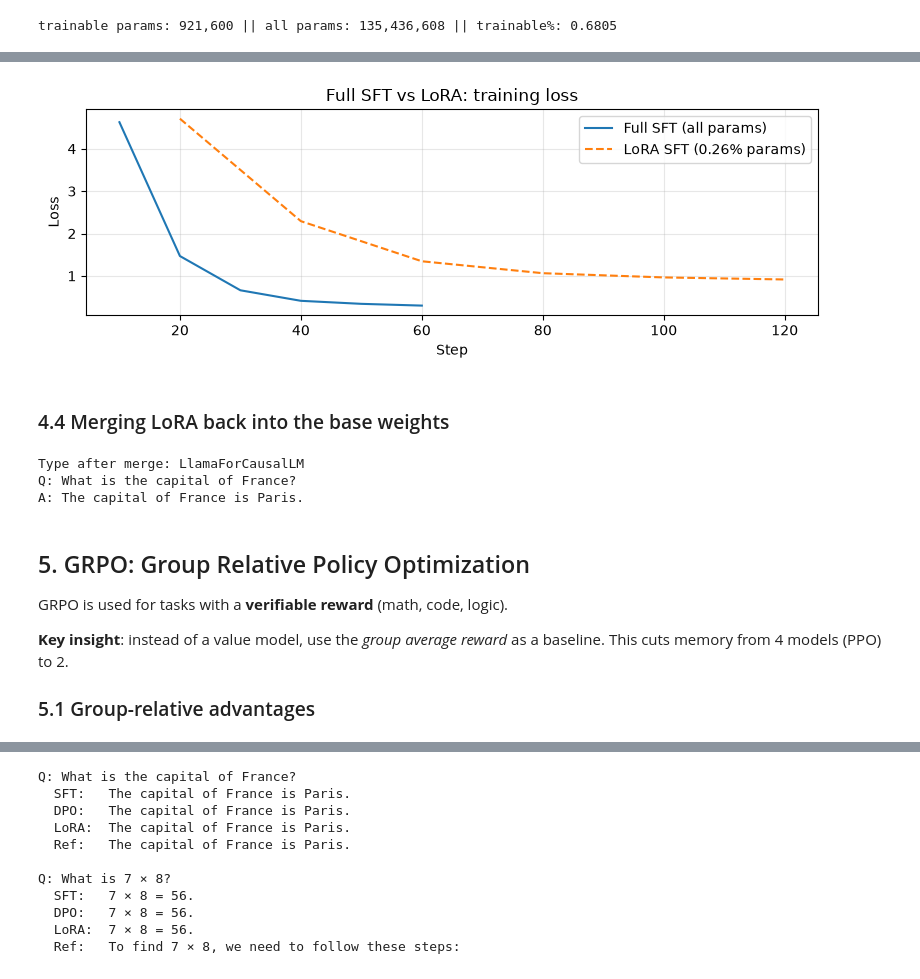
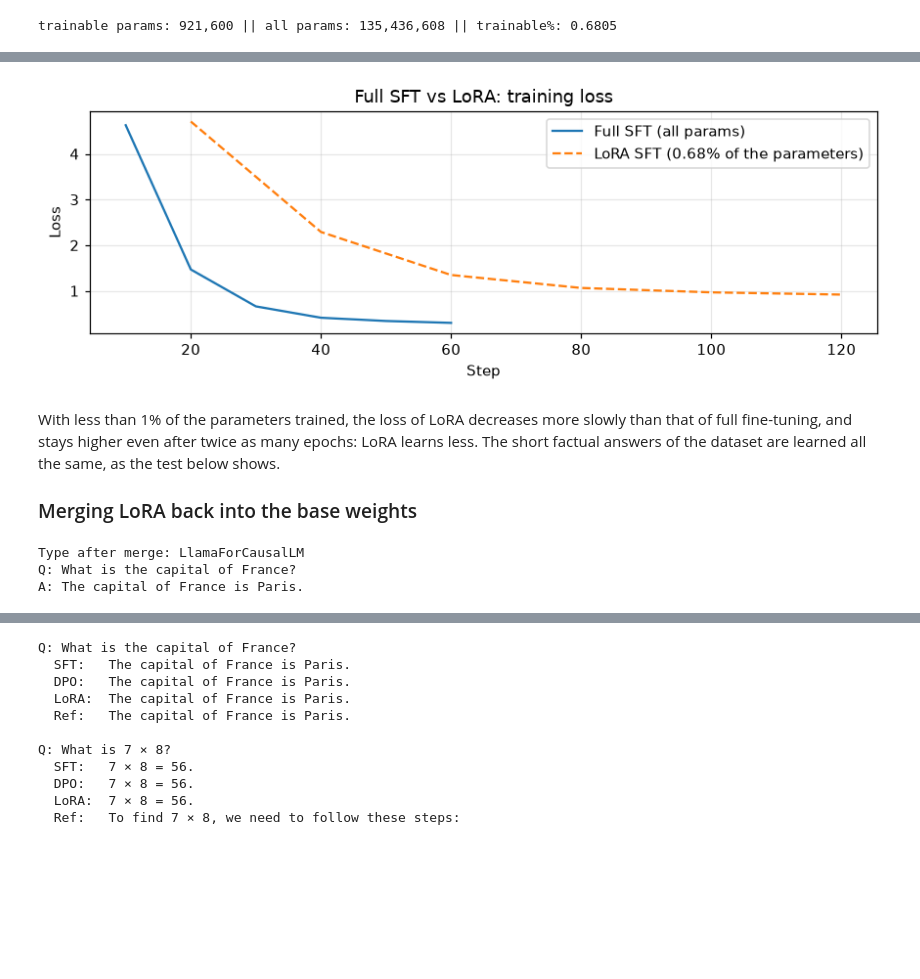
Before and after one commit to nathanael-fijalkow/LLM-Course, a Jupyter notebook: notebooks/05_post_training.ipynb, the cells around one changed output, grey strips where cells are left out. Saved outputs shown, nothing was run; the diff lists cells and outputs as text; code cells hidden in the pictures; blank space fills up the shorter version.

```diff
--- a/notebooks/05_post_training.ipynb
+++ b/notebooks/05_post_training.ipynb
@@ -15,16 +22,8 @@ This notebook walks through the key ideas from the post-training lecture using a
 # %%
-# !pip install transformers trl peft datasets torch matplotlib
-
 import torch
 import torch.nn as nn
 import torch.nn.functional as F
 import matplotlib.pyplot as plt
 import numpy as np
-from transformers import AutoTokenizer, AutoModelForCausalLM
 
-device = (
-    "mps"  if torch.backends.mps.is_available() else
-    "cuda" if torch.cuda.is_available() else
-    "cpu"
-)
-print(f"Using device: {device}")
+from transformers import AutoTokenizer
@@ -32,0 +124,14 @@ Using device: mps
+# %%
+tokenizer = AutoTokenizer.from_pretrained("HuggingFaceTB/SmolLM2-135M-Instruct")
+
+messages = [
+    {"role": "system", "content": "You are a helpful assistant."},
+    {"role": "user",   "content": "What is the capital of France?"},
+]
+
+prompt = tokenizer.apply_chat_template(
+    messages,
+    tokenize=False,         # return a string, not token ids
+    add_generation_prompt=True   # add the opening <|im_start|>assistant token
+)
+print(prompt)
@@ -558,0 +1565,5 @@ Only $A$ and $B$ are trained. After training, they can be **merged back** into $
+# %%
+# Free memory: the trainers keep optimizer states and caches; we keep only the fine-tuned models.
+sft_history = trainer.state.log_history     # the LoRA part compares its loss curve to this one
+del trainer, dpo_trainer, dpo_reference
+free_memory()
@@ -659,22 +2278,26 @@ Done. Final loss: 1.8819
 # %%
 # Compare loss curves: full SFT vs LoRA
-def get_curve(tr):
-    log = tr.state.log_history
-    return [x["step"] for x in log if "loss" in x], [x["loss"] for x in log if "loss" in x]
+def get_curve(history):
+    return [x["step"] for x in history if "loss" in x], [x["loss"] for x in history if "loss" in x]
 
-sft_s,  sft_l  = get_curve(trainer)
-lora_s, lora_l = get_curve(lora_trainer)
+sft_s,  sft_l  = get_curve(sft_history)
+lora_s, lora_l = get_curve(lora_trainer.state.log_history)
 
 plt.figure(figsize=(8, 3))
 plt.plot(sft_s,  sft_l,  label="Full SFT (all params)")
-plt.plot(lora_s, lora_l, label="LoRA SFT (0.26% params)", linestyle="--")
+plt.plot(lora_s, lora_l, label=f"LoRA SFT ({100 * sum(p.numel() for p in lora_model.parameters() if p.requires_grad) / sum(p.numel() for p in lora_model.parameters()):.2f}% of the parameters)", linestyle="--")
 plt.xlabel("Step"); plt.ylabel("Loss")
 plt.title("Full SFT vs LoRA: training loss")
 plt.legend(); plt.grid(True, alpha=0.3); plt.tight_layout(); plt.show()
 # %% [output]
-[figure, old version]
+[figure, new version]
-# %% [markdown]
-### 4.4 Merging LoRA back into the base weights
+# %% [markdown]
+With less than 1% of the parameters trained, the loss of LoRA decreases
+more slowly than that of full fine-tuning, and stays higher even after
+twice as many epochs: LoRA learns less. The short factual answers of the
+dataset are learned all the same, as the test below shows.
+
+### Merging LoRA back into the base weights
 # %%
 # Merge adapter → plain model, zero inference overhead
 merged_model = lora_model.merge_and_unload().to(device).eval()
@@ -688,12 +2311,3 @@ print(f"A: {generate(make_prompt(q), mdl=merged_model, tok=sft_tokenizer)}")
 Type after merge: LlamaForCausalLM
 Q: What is the capital of France?
 A: The capital of France is Paris.
-# %% [markdown]
-## 5. GRPO: Group Relative Policy Optimization
-
-GRPO is used for tasks with a **verifiable reward** (math, code, logic).
-
-**Key insight**: instead of a value model, use the *group average reward* as a baseline.
-This cuts memory from 4 models (PPO) to 2.
-
-### 5.1 Group-relative advantages
```
Also changed, not shown: parts of 78 cells of this notebook, 9 other files.
